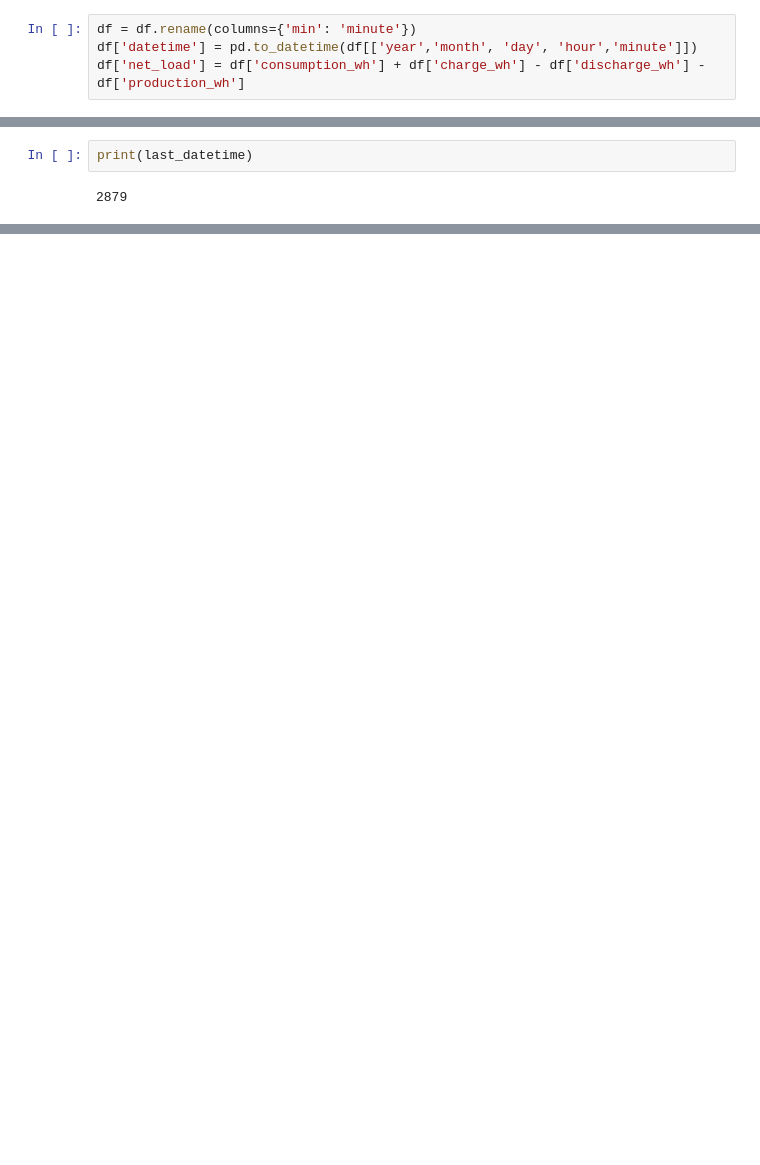
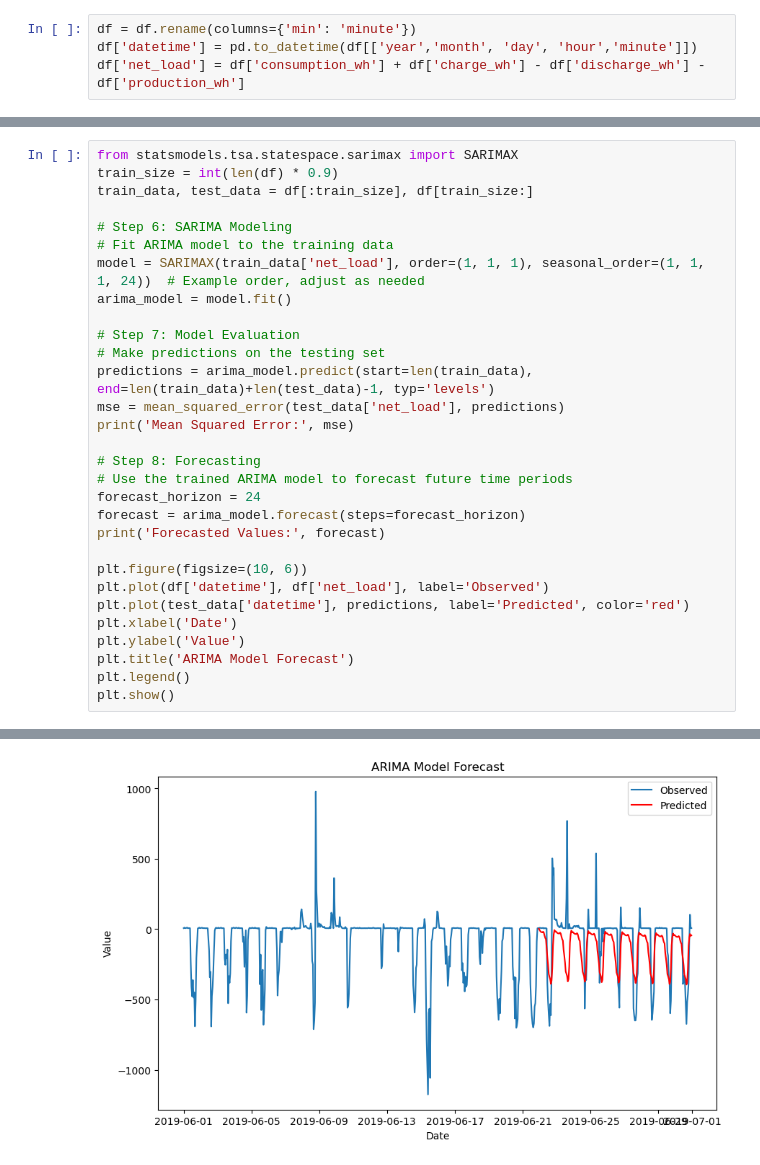
Before and after one commit to dguiraldes/aml_project, a Jupyter notebook: wills_code.ipynb, the cells around one changed output, grey strips where cells are left out. Cells and saved outputs as stored; diff of their text form; blank space fills up the shorter version.

Commit message:
SARIMA trial

```diff
--- a/wills_code.ipynb
+++ b/wills_code.ipynb
@@ -164,4 +184,31 @@ Warnings:
-# %%
-print(last_datetime)
-# %% [output]
-2879
+# %%
+from statsmodels.tsa.statespace.sarimax import SARIMAX
+train_size = int(len(df) * 0.9)
+train_data, test_data = df[:train_size], df[train_size:]
+
+# Step 6: SARIMA Modeling
+# Fit ARIMA model to the training data
+model = SARIMAX(train_data['net_load'], order=(1, 1, 1), seasonal_order=(1, 1, 1, 24))  # Example order, adjust as needed
+arima_model = model.fit()
+
+# Step 7: Model Evaluation
+# Make predictions on the testing set
+predictions = arima_model.predict(start=len(train_data), end=len(train_data)+len(test_data)-1, typ='levels')
+mse = mean_squared_error(test_data['net_load'], predictions)
+print('Mean Squared Error:', mse)
+
+# Step 8: Forecasting
+# Use the trained ARIMA model to forecast future time periods
+forecast_horizon = 24
+forecast = arima_model.forecast(steps=forecast_horizon)
+print('Forecasted Values:', forecast)
+
+plt.figure(figsize=(10, 6))
+plt.plot(df['datetime'], df['net_load'], label='Observed')
+plt.plot(test_data['datetime'], predictions, label='Predicted', color='red')
+plt.xlabel('Date')
+plt.ylabel('Value')
+plt.title('ARIMA Model Forecast')
+plt.legend()
+plt.show()
+# %% [output]
@@ -167,0 +232 @@ print(last_datetime)
+[figure, added]
```
Also changed, not shown: parts of 8 cells of this notebook.
